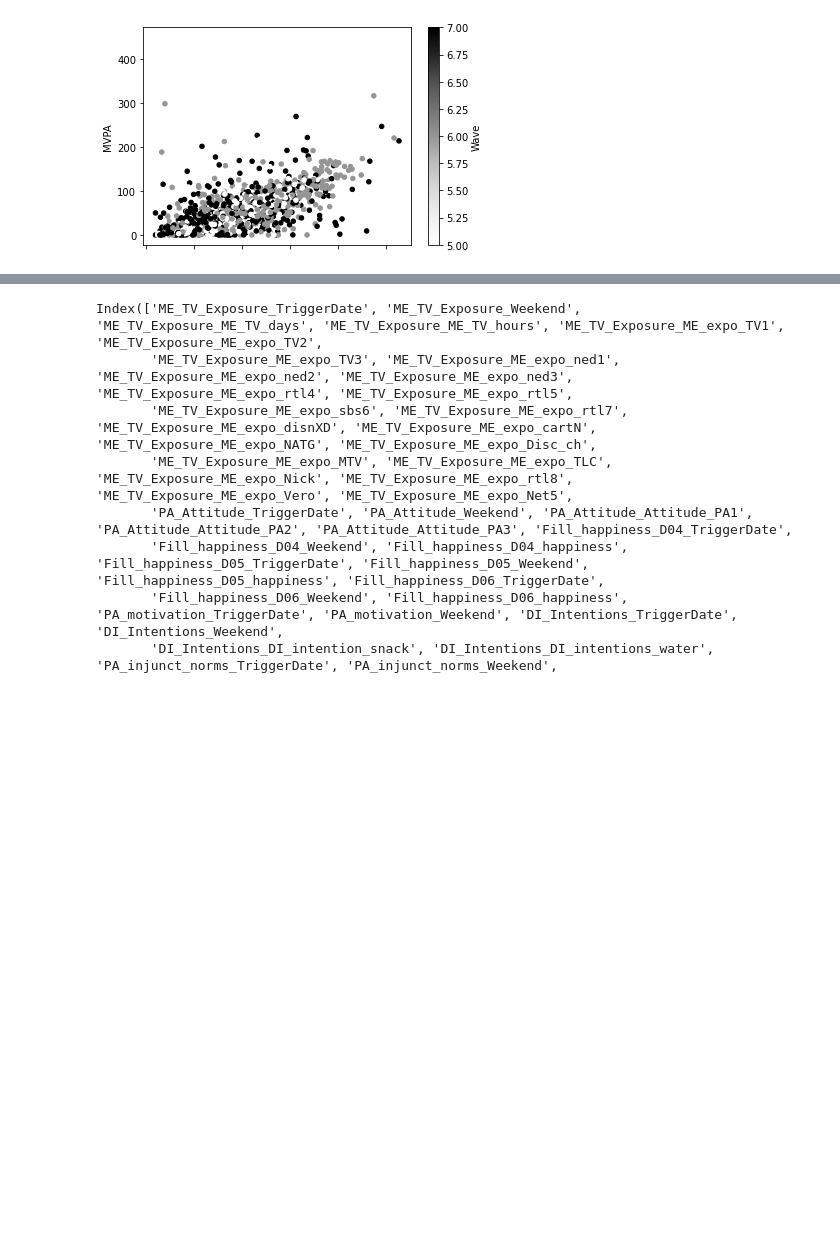
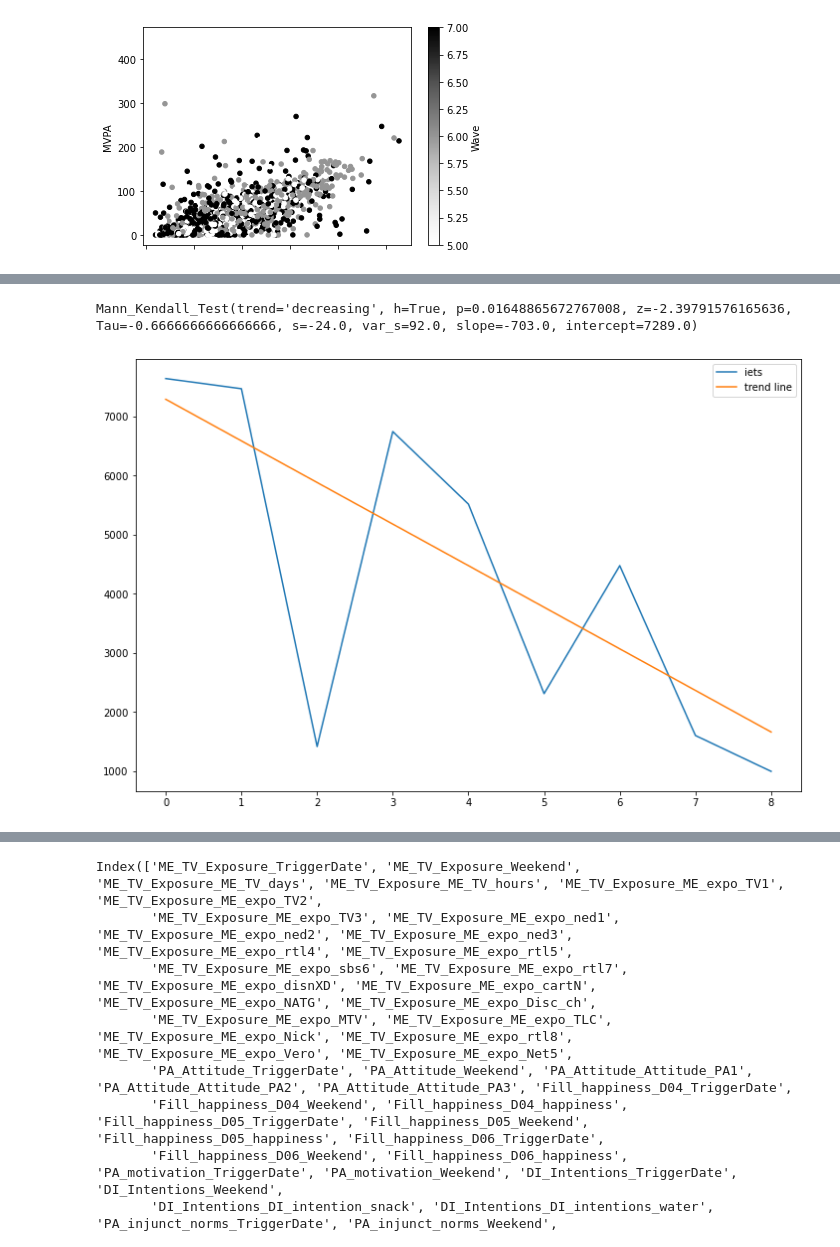
Before and after one commit to Shoarmin/baproject, a Jupyter notebook: code.ipynb, the cells around one changed output, grey strips where cells are left out. Saved outputs shown, nothing was run; the diff lists cells and outputs as text; code cells hidden in the pictures; blank space fills up the shorter version.

```diff
--- a/code.ipynb
+++ b/code.ipynb
@@ -327,0 +331,16 @@ display(full_table_57)"""
+# %%
+iets = fit_clean1_3[fit_clean1_3['Child'] == 1232]['Steps'].reset_index()
+iets = iets['Steps']
+
+fig, ax = plt.subplots(figsize=(12, 8))
+res = mk.hamed_rao_modification_test(iets)
+trend_line = np.arange(len(iets)) * res.slope + res.intercept
+
+ax.plot(iets)
+ax.plot(iets.index, trend_line)
+ax.legend(['iets', 'trend line'])
+temp = mk.original_test(iets, alpha=0.05)
+temp
+# %% [output]
+Mann_Kendall_Test(trend='decreasing', h=True, p=0.01648865672767008, z=-2.39791576165636, Tau=-0.6666666666666666, s=-24.0, var_s=92.0, slope=-703.0, intercept=7289.0)
+[figure, added]
```
Also changed, not shown: parts of 22 cells of this notebook.
